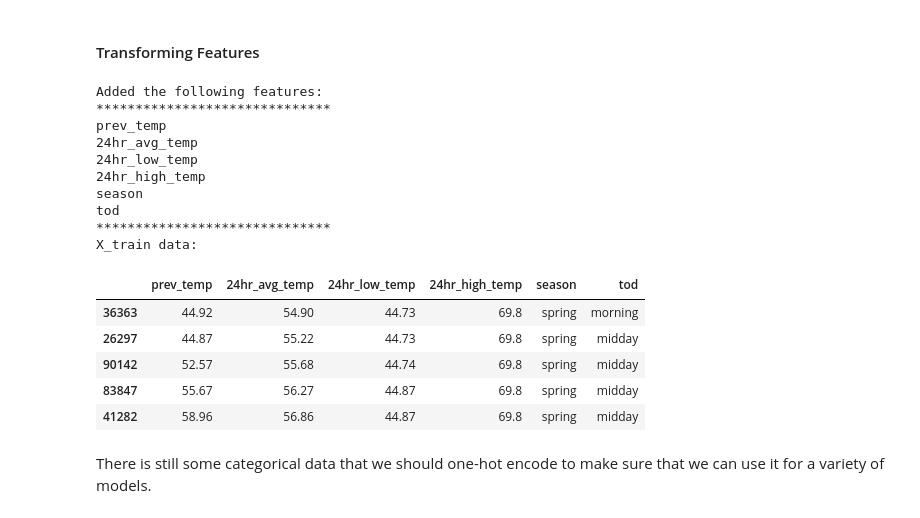
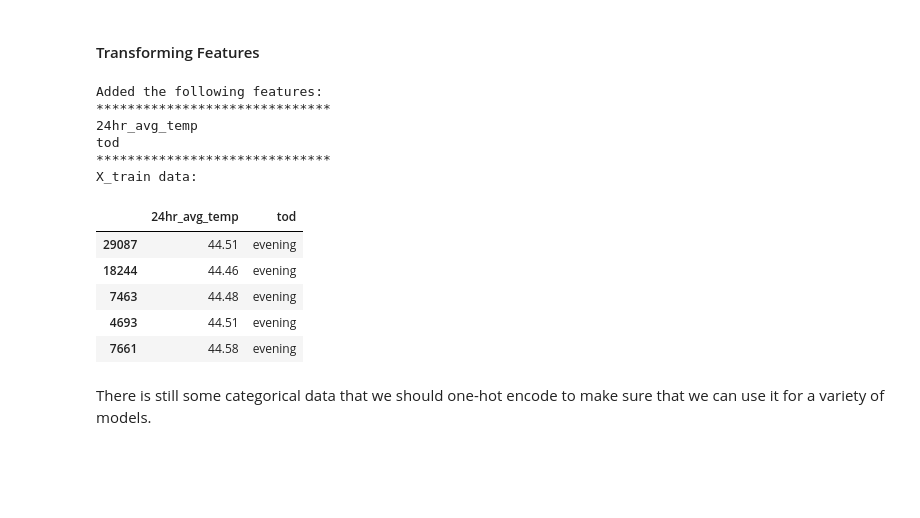
Before and after one commit to casey-ds/Demo-Projects, a Jupyter notebook: Transport-Weather/visualizations_and_models.ipynb, the cells around one changed output. Cells and saved outputs as stored; diff of their text form; code cells hidden in the pictures; blank space fills up the shorter version.

```diff
--- a/Transport-Weather/visualizations_and_models.ipynb
+++ b/Transport-Weather/visualizations_and_models.ipynb
@@ -188,8 +188,11 @@ snow_1hr_mm
 What are some features we could drop to save space. The northbound and southbound counts are redundant and can be dropped as they are very very correlated with fremont_bridge count. I do not believe pressure is a metric that would affect biking very directly.
 # %%
 ##select columns from removal list that are in the current columns and then drop them
-to_remove = [col for col in ['fremont_bridge_nb', 'fremont_bridge_sb', 'pressure'] if col in merged_df.columns]
+to_remove = [col for col in ['fremont_bridge_nb', 'fremont_bridge_sb', 'pressure', 'dew_point','uvi','wind_deg','snow_1hr_mm', 'feels_like','clouds','visibility','wind_gust','weather_desc', 'weather_main'] if col in merged_df.columns]
 merged_df = merged_df.drop(columns=to_remove)
+
+###let us limit it to 2021-onwards to account for pandemic shifts
+merged_df = merged_df.loc[merged_df.date.dt.year >= 2021]
 # %% [markdown]
 ### Data Planning
 # %% [markdown]
@@ -248,38 +266,15 @@ Test data has 12193 rows.
 #### Transforming Features
 # %%
 ###lets add some of the features!
-###previous and rolling average temp, 24hr low and high
+###previous and rolling average temp
 ##add to training data
 X_train = X_train.sort_values('dt')
-X_train['prev_temp'] = X_train['temp'].shift(1)
 X_train['24hr_avg_temp'] = X_train['temp'].rolling(window=24, min_periods=4).mean().round(2)
-X_train['24hr_low_temp'] = X_train['temp'].rolling(window=24, min_periods=4).min()
-X_train['24hr_high_temp'] = X_train['temp'].rolling(window=24, min_periods=4).max()
+
 
 ###add to testing data
 X_test = X_test.sort_values('dt')
-X_test['prev_temp'] = X_test['temp'].shift(1)
 X_test['24hr_avg_temp'] = X_test['temp'].rolling(window=24, min_periods=4).mean().round(2)
-X_test['24hr_low_temp'] = X_test['temp'].rolling(window=24, min_periods=4).min()
-X_test['24hr_high_temp'] = X_test['temp'].rolling(window=24, min_periods=4).max()
-
-
-###add season category
-def seasonize(date_df):
-    doy = date_df.day_of_year
-    if (doy >= 90) & (doy < 181):
-        return 'spring'
-    elif (doy >= 181) & (doy < 273):
-            return 'spring'
-    elif (doy >= 273) & (doy < 366):
-            return 'spring'
-    elif (doy >= 90) & (doy < 181):
-            return 'spring'
-    else:
-          return 'NO_SEASON'
-
-X_train['season'] = pd.Categorical(X_train['date'].apply(lambda x: seasonize(x)))
-X_test['season'] = pd.Categorical(X_test['date'].apply(lambda x: seasonize(x)))
 
 
 #### put day of the week options
@@ -310,43 +305,39 @@ def tod(date_s):
         return 'afternoon'
     if np.logical_and(hod >= 19, (hod-1)%12 <= 24):
         return 'evening'
     else:
         return 'NO_TIME_OF_DAY'
 
 X_train['tod'] = pd.Categorical(X_train.date.apply(lambda x: tod(x)))
 X_test['tod'] = pd.Categorical(X_test.date.apply(lambda x: tod(x)))
 
 ###remove date and dt as they are redundant now
 X_train = X_train.drop(columns=['dt','date'])
 X_test = X_test.drop(columns=['dt', 'date'])
 
 ##mark down added features
 added_features = X_train.columns[~X_train.columns.isin(merged_df.columns)]
 print('Added the following features:\n' + 30*'*')
 for feat in added_features.tolist():
     print(feat)
 print(30*'*')
 
 ###display new features
 print('X_train data:')
 X_train[added_features].iloc[100:105]
 # %% [output]
 Added the following features:
 ******************************
-prev_temp
 24hr_avg_temp
-24hr_low_temp
-24hr_high_temp
-season
 tod
 ******************************
 X_train data:
-|  | prev_temp | 24hr_avg_temp | 24hr_low_temp | 24hr_high_temp | season | tod |
-| 36363 | 44.92 | 54.90 | 44.73 | 69.8 | spring | morning |
-| 26297 | 44.87 | 55.22 | 44.73 | 69.8 | spring | midday |
-| 90142 | 52.57 | 55.68 | 44.74 | 69.8 | spring | midday |
-| 83847 | 55.67 | 56.27 | 44.87 | 69.8 | spring | midday |
-| 41282 | 58.96 | 56.86 | 44.87 | 69.8 | spring | midday |
+|  | 24hr_avg_temp | tod |
+| 29087 | 44.51 | evening |
+| 18244 | 44.46 | evening |
+| 7463 | 44.48 | evening |
+| 4693 | 44.51 | evening |
+| 7661 | 44.58 | evening |
 # %% [markdown]
 There is still some categorical data that we should one-hot encode to make sure that we can use it for a variety of models.
 # %%
```
Also changed, not shown: parts of 3 cells of this notebook.
